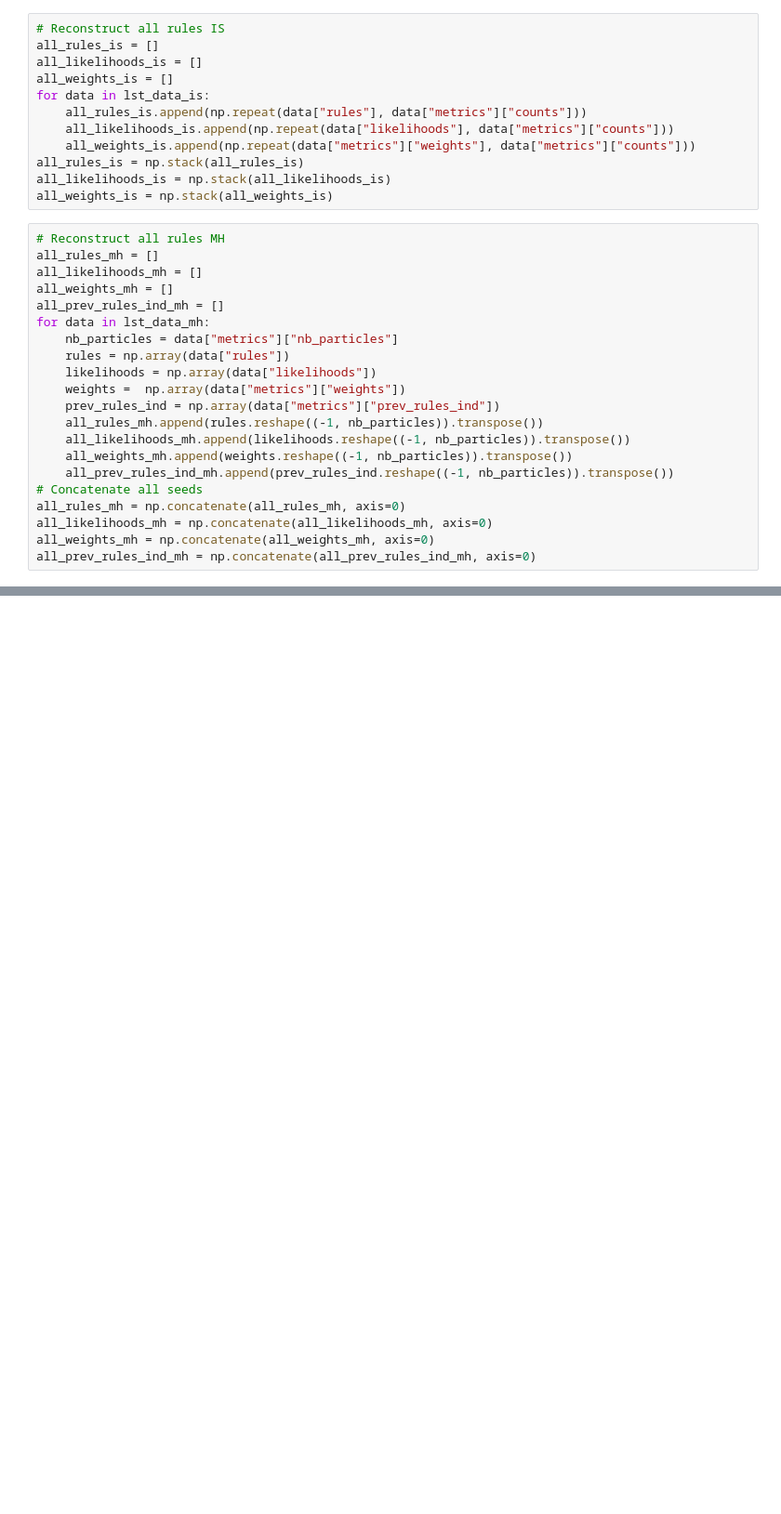
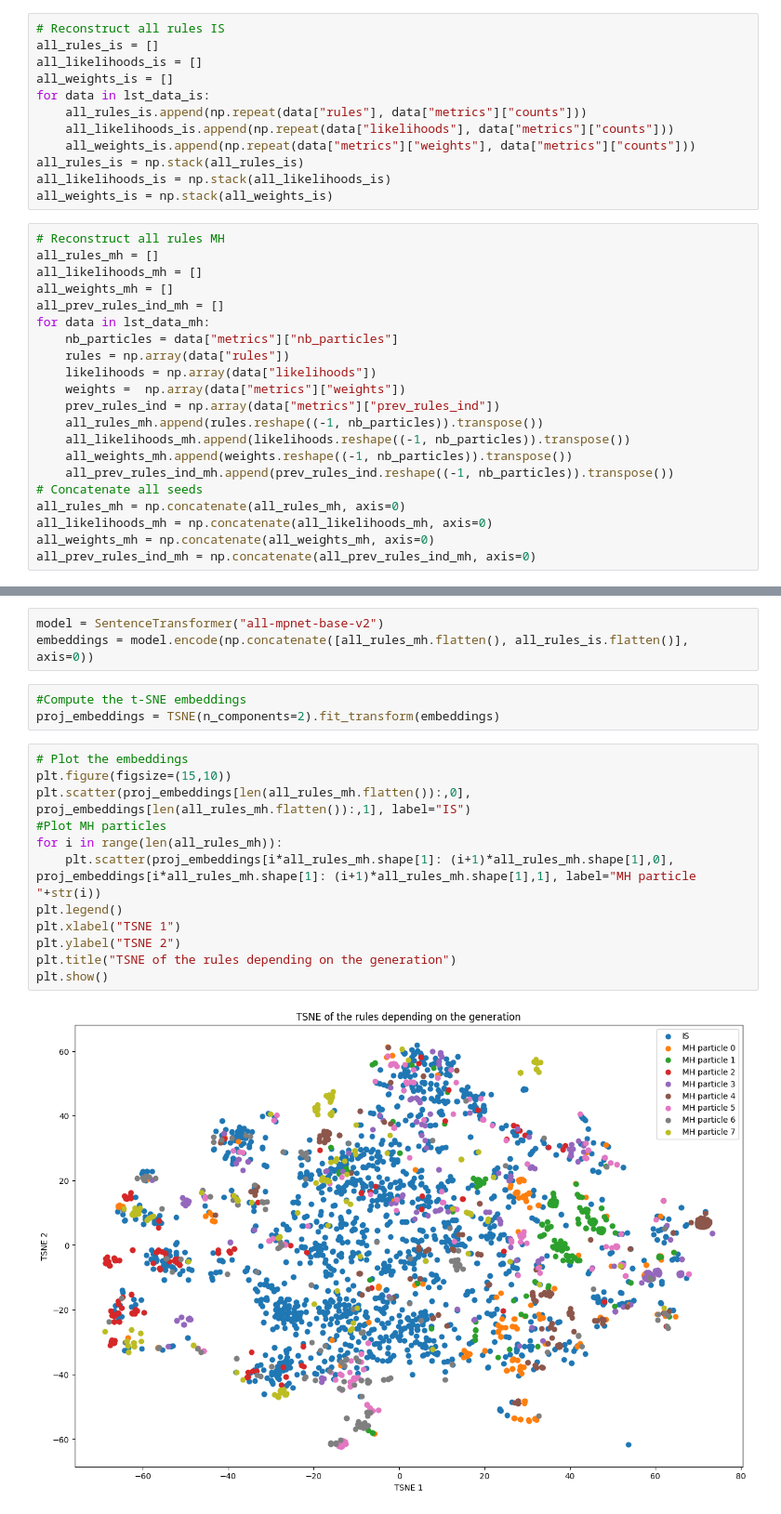
Before and after one commit to flowersteam/WorldLLM, a Jupyter notebook: comparaison_MH_IS_all_seeds.ipynb, the cells around one changed output, grey strips where cells are left out. Shown: that part at 93% size. Drawn from its saved outputs; the diff is of its cells as text; blank space fills up the shorter version.

```diff
--- a/comparaison_MH_IS_all_seeds.ipynb
+++ b/comparaison_MH_IS_all_seeds.ipynb
@@ -179,0 +183,20 @@ plt.show()
+# %%
+model = SentenceTransformer("all-mpnet-base-v2")
+embeddings = model.encode(np.concatenate([all_rules_mh.flatten(), all_rules_is.flatten()], axis=0))
+# %%
+#Compute the t-SNE embeddings
+proj_embeddings = TSNE(n_components=2).fit_transform(embeddings)
+# %%
+# Plot the embeddings
+plt.figure(figsize=(15,10))
+plt.scatter(proj_embeddings[len(all_rules_mh.flatten()):,0], proj_embeddings[len(all_rules_mh.flatten()):,1], label="IS")
+#Plot MH particles
+for i in range(len(all_rules_mh)):
+    plt.scatter(proj_embeddings[i*all_rules_mh.shape[1]: (i+1)*all_rules_mh.shape[1],0], proj_embeddings[i*all_rules_mh.shape[1]: (i+1)*all_rules_mh.shape[1],1], label="MH particle "+str(i))
+plt.legend()
+plt.xlabel("TSNE 1")
+plt.ylabel("TSNE 2")
+plt.title("TSNE of the rules depending on the generation")
+plt.show()
+# %% [output]
+[figure, added]
```
Also changed, not shown: parts of 8 cells of this notebook, 1 other file.
